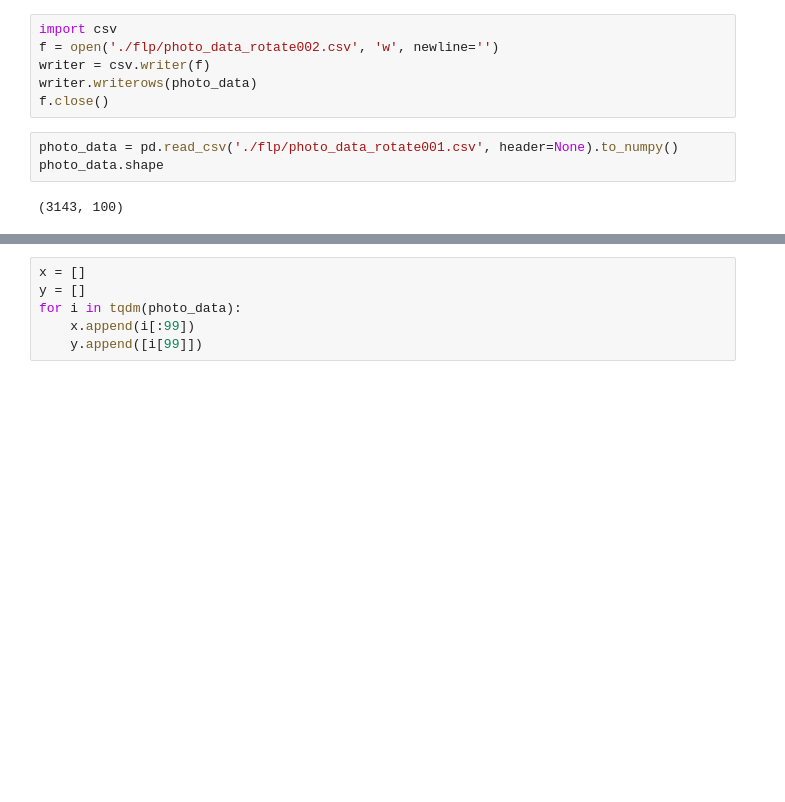
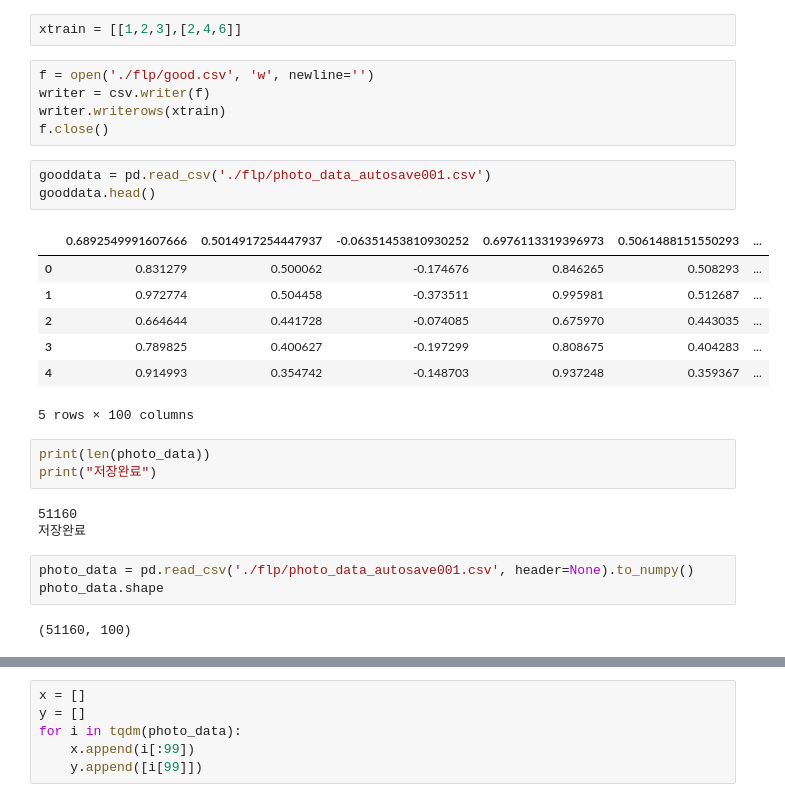
Before and after one commit to yangchang-n/Team-YYJG, a Jupyter notebook: flp__horizon_correction_model001.ipynb, the cells around one changed output, grey strips where cells are left out. Drawn from its saved outputs; the diff is of its cells as text; blank space fills up the shorter version.

```diff
--- a/flp__horizon_correction_model001.ipynb
+++ b/flp__horizon_correction_model001.ipynb
@@ -84,14 +94,32 @@ with mp_holistic.Holistic(
+# %%
+xtrain = [[1,2,3],[2,4,6]]
 # %%
-import csv
-f = open('./flp/photo_data_rotate002.csv', 'w', newline='')
+f = open('./flp/good.csv', 'w', newline='')
 writer = csv.writer(f)
-writer.writerows(photo_data)
+writer.writerows(xtrain)
 f.close()
+# %%
+gooddata = pd.read_csv('./flp/photo_data_autosave001.csv')
+gooddata.head()
+# %% [output]
+|  | 0.6892549991607666 | 0.5014917254447937 | -0.06351453810930252 | 0.6976113319396973 | 0.5061488151550293 | ... |
+| 0 | 0.831279 | 0.500062 | -0.174676 | 0.846265 | 0.508293 | ... |
+| 1 | 0.972774 | 0.504458 | -0.373511 | 0.995981 | 0.512687 | ... |
+| 2 | 0.664644 | 0.441728 | -0.074085 | 0.675970 | 0.443035 | ... |
+| 3 | 0.789825 | 0.400627 | -0.197299 | 0.808675 | 0.404283 | ... |
+| 4 | 0.914993 | 0.354742 | -0.148703 | 0.937248 | 0.359367 | ... |
+5 rows × 100 columns
+# %%
+print(len(photo_data))
+print("저장완료")
+# %% [output]
+51160
+저장완료
 # %%
-photo_data = pd.read_csv('./flp/photo_data_rotate001.csv', header=None).to_numpy()
+photo_data = pd.read_csv('./flp/photo_data_autosave001.csv', header=None).to_numpy()
 photo_data.shape
 # %% [output]
-(3143, 100)
+(51160, 100)
 # %%
 photo_data[1][0]
 # %% [output]
```
Also changed, not shown: parts of 20 cells of this notebook.
